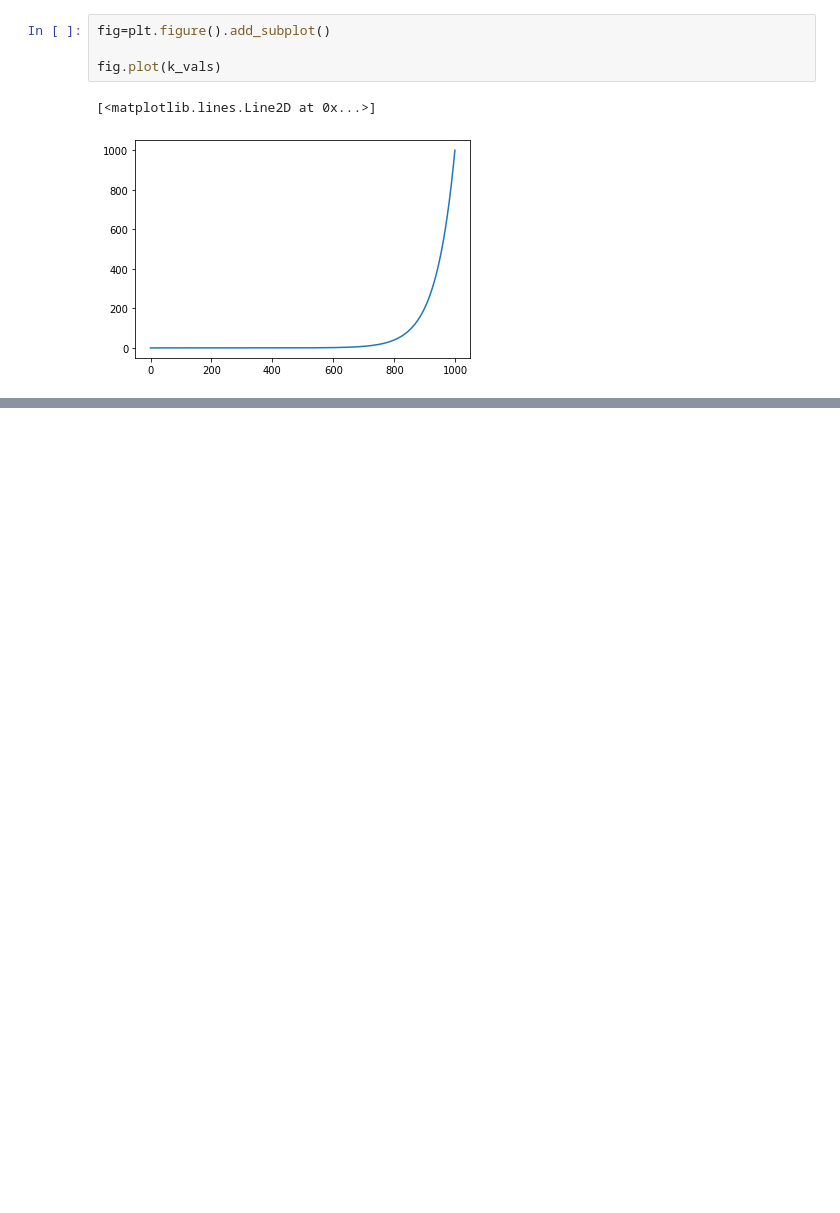
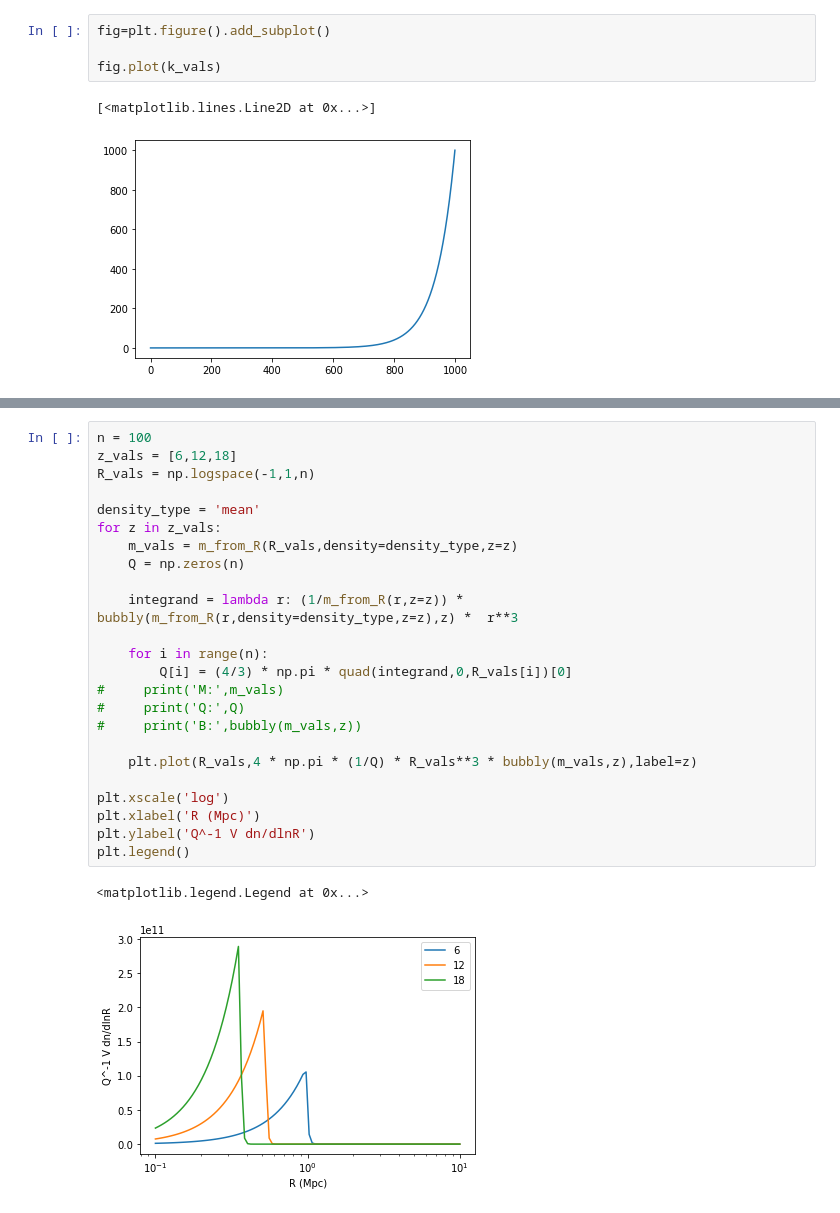
Before and after one commit to emeln/Thesis, a Jupyter notebook: axion_kSZ_source/notebooks/testing_sigma_gerrit.ipynb, the cells around one changed output, grey strips where cells are left out. Cells and saved outputs as stored; diff of their text form; blank space fills up the shorter version.

```diff
--- a/axion_kSZ_source/notebooks/testing_sigma_gerrit.ipynb
+++ b/axion_kSZ_source/notebooks/testing_sigma_gerrit.ipynb
@@ -341,0 +413,27 @@ fig.plot(k_vals)
+# %%
+n = 100
+z_vals = [6,12,18]
+R_vals = np.logspace(-1,1,n)
+
+density_type = 'mean'
+for z in z_vals:
+    m_vals = m_from_R(R_vals,density=density_type,z=z)
+    Q = np.zeros(n)
+
+    integrand = lambda r: (1/m_from_R(r,z=z)) * bubbly(m_from_R(r,density=density_type,z=z),z) *  r**3
+
+    for i in range(n):
+        Q[i] = (4/3) * np.pi * quad(integrand,0,R_vals[i])[0]
+#     print('M:',m_vals)
+#     print('Q:',Q)
+#     print('B:',bubbly(m_vals,z))
+
+    plt.plot(R_vals,4 * np.pi * (1/Q) * R_vals**3 * bubbly(m_vals,z),label=z)
+
+plt.xscale('log')
+plt.xlabel('R (Mpc)')
+plt.ylabel('Q^-1 V dn/dlnR')
+plt.legend()
+# %% [output]
+<matplotlib.legend.Legend at 0x...>
+[figure, added]
```
Also changed, not shown: parts of 8 cells of this notebook, 5 other files.
